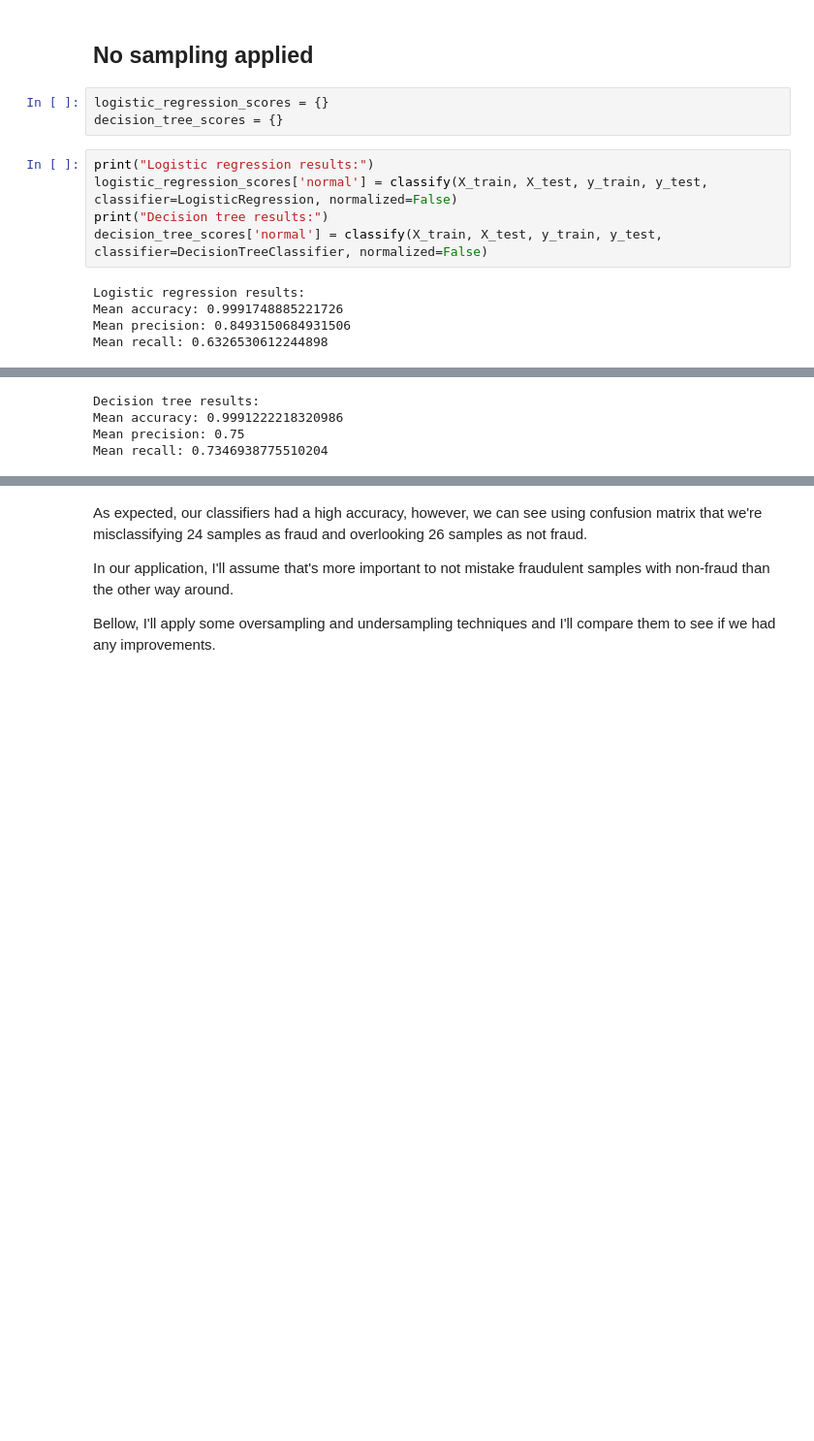
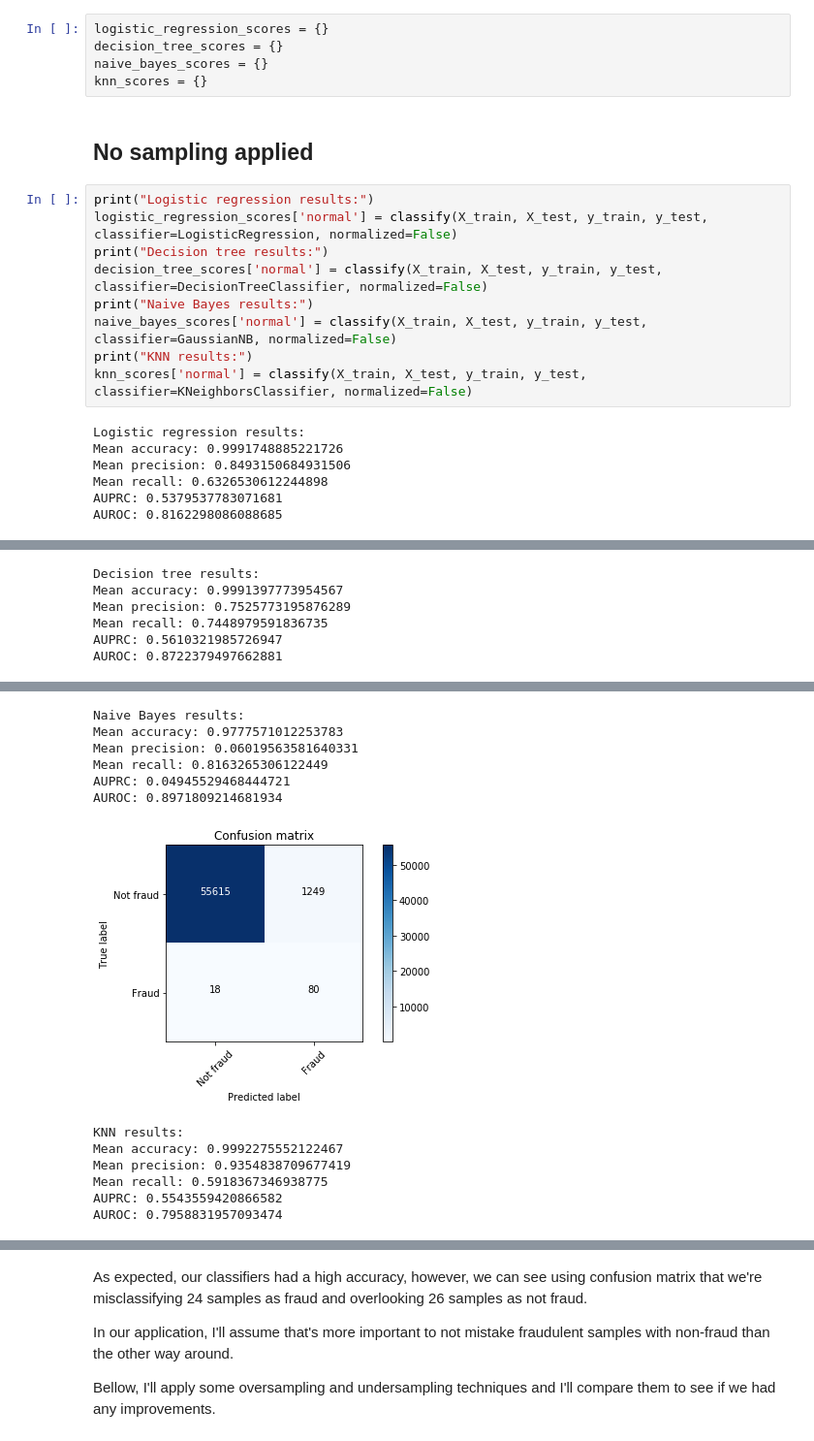
Before and after one commit to mikaelsouza/fraud-detection, a Jupyter notebook: notebooks/exploratory/kaggle/1.1-undersampling-oversampling.ipynb, the cells around one changed output, grey strips where cells are left out. Shown at 97% size. Cells and saved outputs as stored; diff of their text form; blank space fills up the shorter version.

Commit message:
Added Naive Bayes and KNN models

```diff
--- a/notebooks/exploratory/kaggle/1.1-undersampling-oversampling.ipynb
+++ b/notebooks/exploratory/kaggle/1.1-undersampling-oversampling.ipynb
@@ -85,21 +93,44 @@ def classify(X_train, X_test, y_train, y_test, random_state=0, classifier=Logist
+# %%
+logistic_regression_scores = {}
+decision_tree_scores = {}
+naive_bayes_scores = {}
+knn_scores = {}
 # %% [markdown]
 ## No sampling applied
-# %%
-logistic_regression_scores = {}
-decision_tree_scores = {}
 # %%
 print("Logistic regression results:")
 logistic_regression_scores['normal'] = classify(X_train, X_test, y_train, y_test, classifier=LogisticRegression, normalized=False)
 print("Decision tree results:")
 decision_tree_scores['normal'] = classify(X_train, X_test, y_train, y_test, classifier=DecisionTreeClassifier, normalized=False)
+print("Naive Bayes results:")
+naive_bayes_scores['normal'] = classify(X_train, X_test, y_train, y_test, classifier=GaussianNB, normalized=False)
+print("KNN results:")
+knn_scores['normal'] = classify(X_train, X_test, y_train, y_test, classifier=KNeighborsClassifier, normalized=False)
 # %% [output]
 Logistic regression results:
 Mean accuracy: 0.9991748885221726
 Mean precision: 0.8493150684931506
 Mean recall: 0.6326530612244898
+AUPRC: 0.5379537783071681
+AUROC: 0.8162298086088685
 [figure]
 Decision tree results:
-Mean accuracy: 0.9991222218320986
-Mean precision: 0.75
-Mean recall: 0.7346938775510204
+Mean accuracy: 0.9991397773954567
+Mean precision: 0.7525773195876289
+Mean recall: 0.7448979591836735
+AUPRC: 0.5610321985726947
+AUROC: 0.8722379497662881
 [figure]
+Naive Bayes results:
+Mean accuracy: 0.9777571012253783
+Mean precision: 0.06019563581640331
+Mean recall: 0.8163265306122449
+AUPRC: 0.04945529468444721
+AUROC: 0.8971809214681934
+[figure, added]
+KNN results:
+Mean accuracy: 0.9992275552122467
+Mean precision: 0.9354838709677419
+Mean recall: 0.5918367346938775
+AUPRC: 0.5543559420866582
+AUROC: 0.7958831957093474
```
Also changed, not shown: parts of 13 cells of this notebook.
